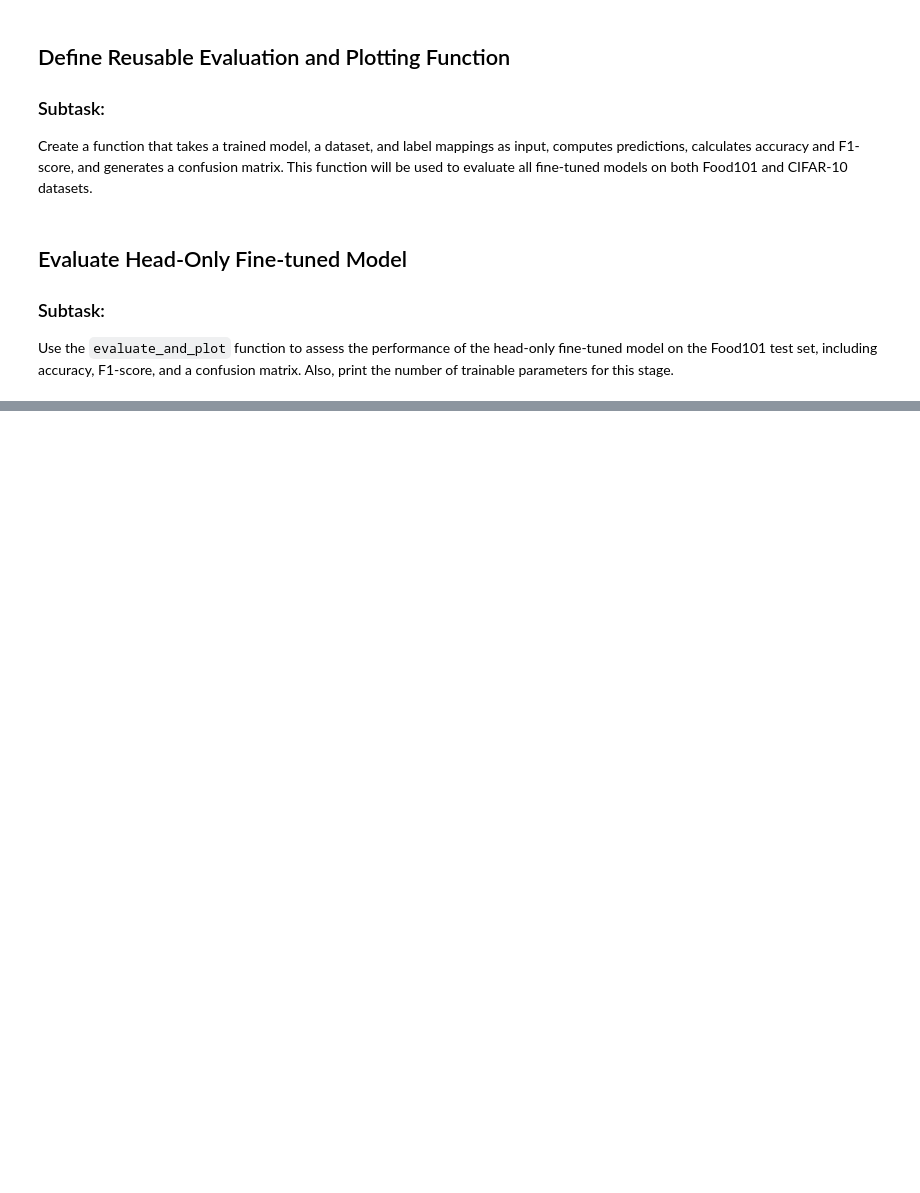
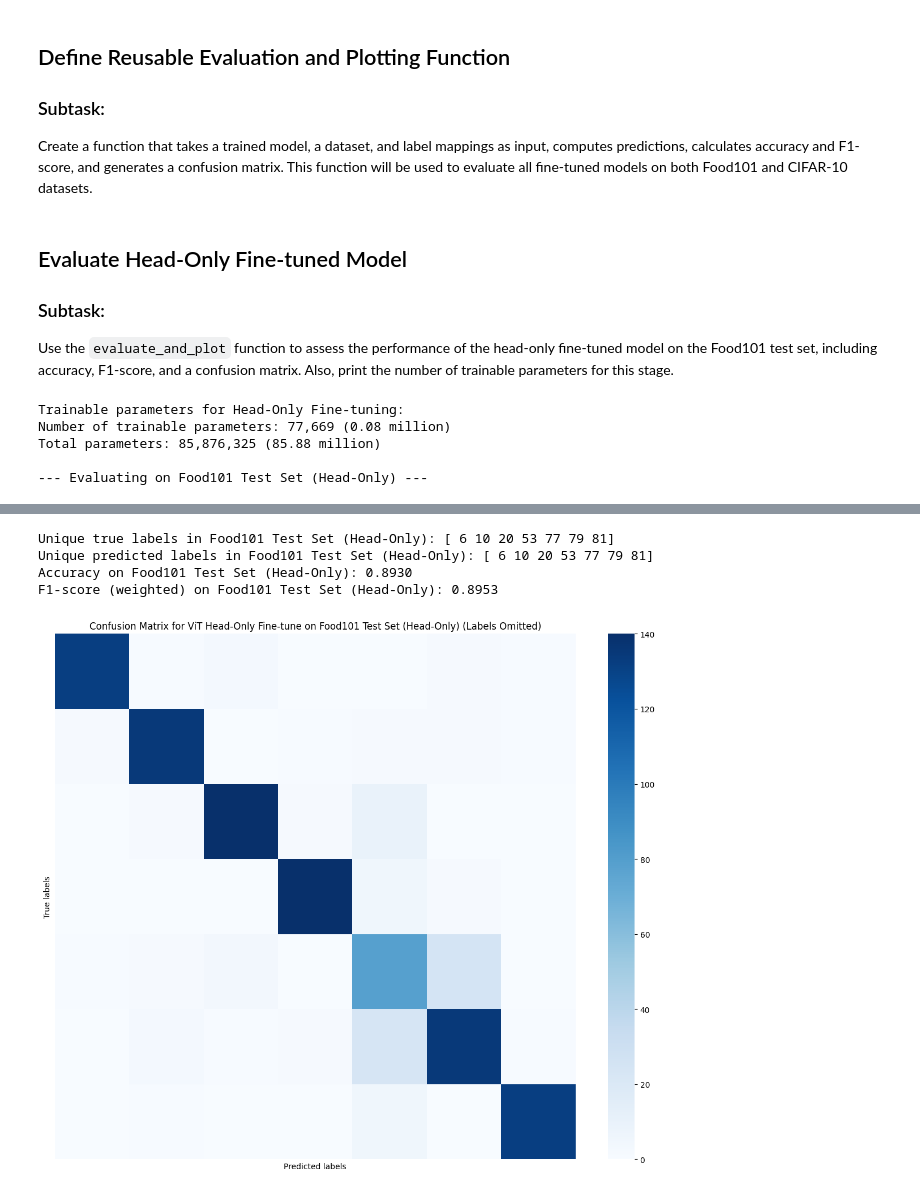
Before and after one commit to kasrasa/ViT-VLM-experiments, a Jupyter notebook: ViT_test.ipynb, the cells around one changed output, grey strips where cells are left out. Cells and saved outputs as stored; diff of their text form; code cells hidden in the pictures; blank space fills up the shorter version.

```diff
--- a/ViT_test.ipynb
+++ b/ViT_test.ipynb
@@ -6,6 +6,9 @@
 !pip install -q timm
 # %%
 !pip install -q evaluate
+# %%
+import evaluate
+accuracy = evaluate.load("accuracy")
 # %%
 import timm
 from transformers import AutoImageProcessor, AutoModelForImageClassification
@@ -440,8 +562,11 @@ import numpy as np
 f1_metric = evaluate.load("f1")
 
 def compute_metrics(eval_pred):
-    predictions, labels = eval_pred
-    predictions = np.argmax(predictions, axis=1)
+    # eval_pred is a PredictionOutput object
+    predictions_logits = eval_pred.predictions
+    labels = eval_pred.label_ids
+
+    predictions = np.argmax(predictions_logits, axis=1)
 
     # Compute accuracy
     accuracy_result = accuracy.compute(predictions=predictions, references=labels)
@@ -465,8 +590,9 @@ import seaborn as sns
 from sklearn.metrics import confusion_matrix
 import torch
 from tqdm.auto import tqdm
+import numpy as np # Ensure numpy is imported for argmax and nan_to_num
 
-def evaluate_and_plot(model, trainer, dataset, id2label_mapping, dataset_name, num_labels, device='cuda'):
+def evaluate_and_plot(model, trainer, dataset, id2label_mapping, dataset_name, num_labels, model_display_name, normalize_cm=False, device='cuda'):
     print(f"\n--- Evaluating on {dataset_name} --- ")
 
     # Make predictions
@@ -477,6 +603,10 @@ def evaluate_and_plot(model, trainer, dataset, id2label_mapping, dataset_name, n
     # Get predicted labels
     predicted_labels = np.argmax(logits, axis=1)
 
+    # Print unique labels to verify distribution
+    print(f"Unique true labels in {dataset_name}: {np.unique(labels)}")
+    print(f"Unique predicted labels in {dataset_name}: {np.unique(predicted_labels)}")
+
     # Compute metrics using the shared compute_metrics function
     metrics = compute_metrics(predictions)
     print(f"Accuracy on {dataset_name}: {metrics['accuracy']:.4f}")
@@ -485,14 +615,28 @@ def evaluate_and_plot(model, trainer, dataset, id2label_mapping, dataset_name, n
     # Generate Confusion Matrix
     cm = confusion_matrix(labels, predicted_labels)
 
+    if normalize_cm:
+        cm = cm.astype('float') / cm.sum(axis=1)[:, np.newaxis]
+        cm = np.nan_to_num(cm) # Handle cases where a row sums to zero (no true instances of a class)
+
     # Plot Confusion Matrix
     plt.figure(figsize=(12, 10))
-    sns.heatmap(cm, annot=True, fmt='g', cmap='Blues',
-                xticklabels=list(id2label_mapping.values()),
-                yticklabels=list(id2label_mapping.values()))
+
+    # Conditional plotting for readability with many classes
+    if num_labels > 20:
+        sns.heatmap(cm, cmap='Blues',
+                    xticklabels=False, yticklabels=False, # Disable tick labels for clarity
+                    cbar=True) # Keep color bar
+        plt.title(f'Confusion Matrix for {model_display_name} on {dataset_name} (Labels Omitted)')
+    else:
+        sns.heatmap(cm, annot=True, fmt='.2f' if normalize_cm else 'g', cmap='Blues',
+                    xticklabels=list(id2label_mapping.values()),
+                    yticklabels=list(id2label_mapping.values()))
+        plt.title(f'Confusion Matrix for {model_display_name} on {dataset_name}')
+
     plt.xlabel('Predicted labels')
     plt.ylabel('True labels')
-    plt.title(f'Confusion Matrix for {model.config._name_or_path.split("/")[-1]} on {dataset_name}')
+    plt.tight_layout() # Adjust layout to prevent labels from being cut off
     plt.show()
 
     return metrics
@@ -512,5 +656,12 @@ head_only_metrics_food101 = evaluate_and_plot(
     dataset=food["test"],
     id2label_mapping=id2label,
     dataset_name="Food101 Test Set (Head-Only)",
-    num_labels=len(id2label)
+    num_labels=len(id2label),
+    model_display_name="ViT Head-Only Fine-tune"
 )
+# %% [output]
+Trainable parameters for Head-Only Fine-tuning:
+Number of trainable parameters: 77,669 (0.08 million)
+Total parameters: 85,876,325 (85.88 million)
+
+--- Evaluating on Food101 Test Set (Head-Only) ---
@@ -516,0 +669,5 @@ head_only_metrics_food101 = evaluate_and_plot(
+Unique true labels in Food101 Test Set (Head-Only): [ 6 10 20 53 77 79 81]
+Unique predicted labels in Food101 Test Set (Head-Only): [ 6 10 20 53 77 79 81]
+Accuracy on Food101 Test Set (Head-Only): 0.8930
+F1-score (weighted) on Food101 Test Set (Head-Only): 0.8953
+[figure, added]
```
Also changed, not shown: parts of 19 cells of this notebook.
